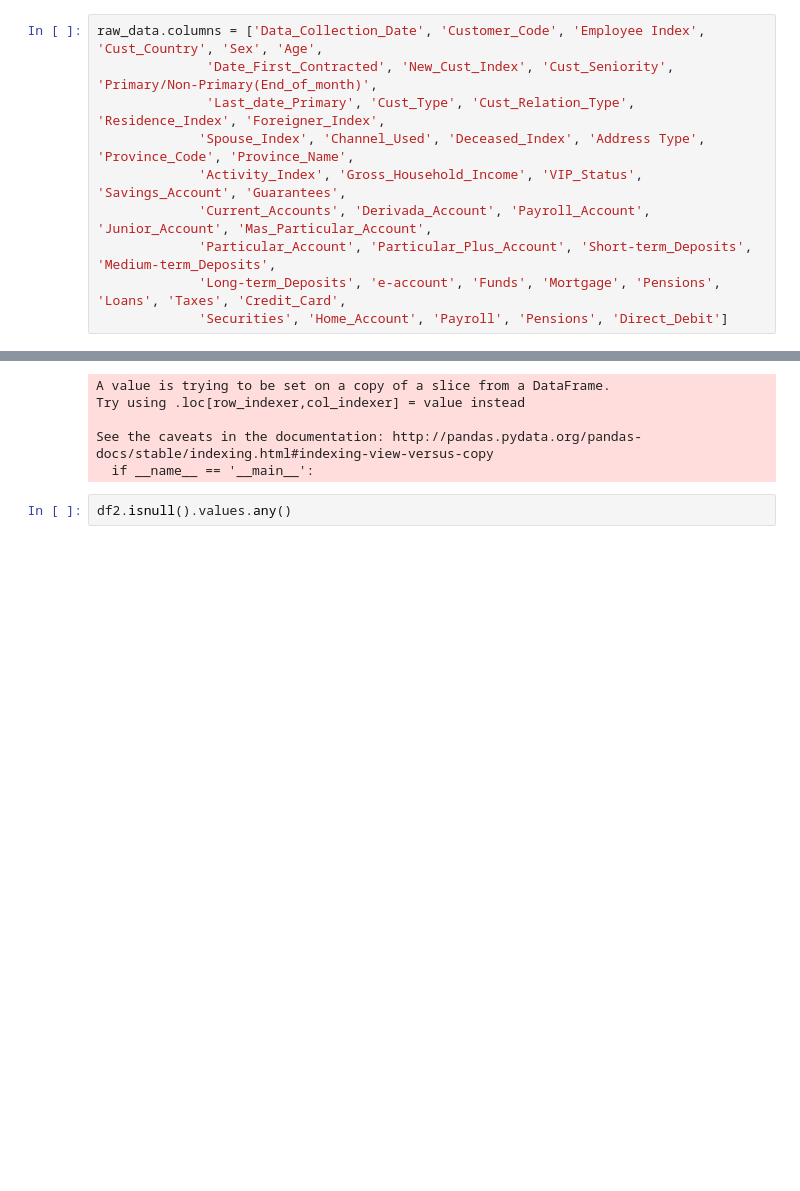
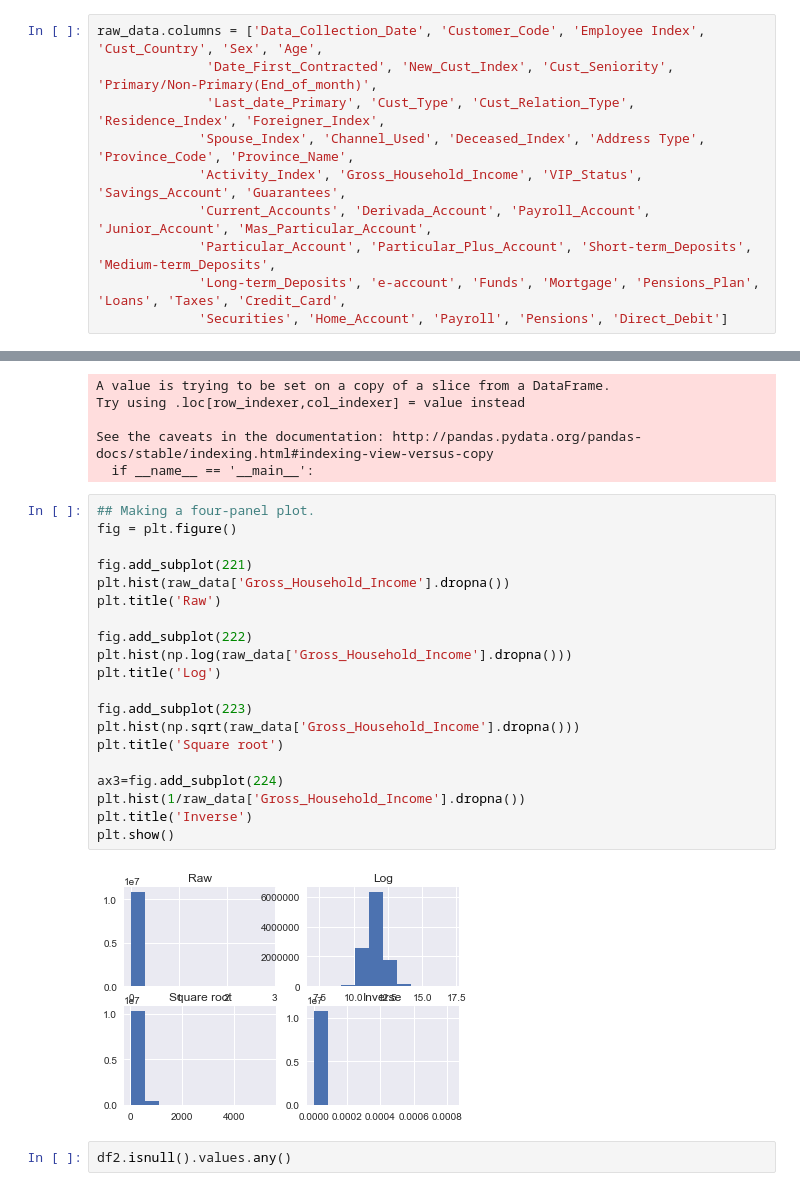
Before and after one commit to sollertis8/Santander_Capstone, a Jupyter notebook: Santander-Copy1.ipynb, the cells around one changed output, grey strips where cells are left out. Saved outputs shown, nothing was run; the diff lists cells and outputs as text; blank space fills up the shorter version.

```diff
--- a/Santander-Copy1.ipynb
+++ b/Santander-Copy1.ipynb
@@ -32,7 +22,7 @@ raw_data.columns = ['Data_Collection_Date', 'Customer_Code', 'Employee Index', '
              'Activity_Index', 'Gross_Household_Income', 'VIP_Status', 'Savings_Account', 'Guarantees',
              'Current_Accounts', 'Derivada_Account', 'Payroll_Account', 'Junior_Account', 'Mas_Particular_Account',
              'Particular_Account', 'Particular_Plus_Account', 'Short-term_Deposits', 'Medium-term_Deposits',
-             'Long-term_Deposits', 'e-account', 'Funds', 'Mortgage', 'Pensions', 'Loans', 'Taxes', 'Credit_Card',
+             'Long-term_Deposits', 'e-account', 'Funds', 'Mortgage', 'Pensions_Plan', 'Loans', 'Taxes', 'Credit_Card',
              'Securities', 'Home_Account', 'Payroll', 'Pensions', 'Direct_Debit']
 # %%
 corrmat = raw_data.corr()
@@ -78,6 +96,28 @@ Try using .loc[row_indexer,col_indexer] = value instead
 
 See the caveats in the documentation: http://pandas.pydata.org/pandas-docs/stable/indexing.html#indexing-view-versus-copy
   if __name__ == '__main__':
+# %%
+## Making a four-panel plot.
+fig = plt.figure()
+
+fig.add_subplot(221)
+plt.hist(raw_data['Gross_Household_Income'].dropna())
+plt.title('Raw')
+
+fig.add_subplot(222)
+plt.hist(np.log(raw_data['Gross_Household_Income'].dropna()))
+plt.title('Log')
+
+fig.add_subplot(223)
+plt.hist(np.sqrt(raw_data['Gross_Household_Income'].dropna()))
+plt.title('Square root')
+
+ax3=fig.add_subplot(224)
+plt.hist(1/raw_data['Gross_Household_Income'].dropna())
+plt.title('Inverse')
+plt.show()
+# %% [output]
+[figure, added]
 # %%
 df2.isnull().values.any()
 # %% [output]
```
Also changed, not shown: parts of 7 cells of this notebook.
